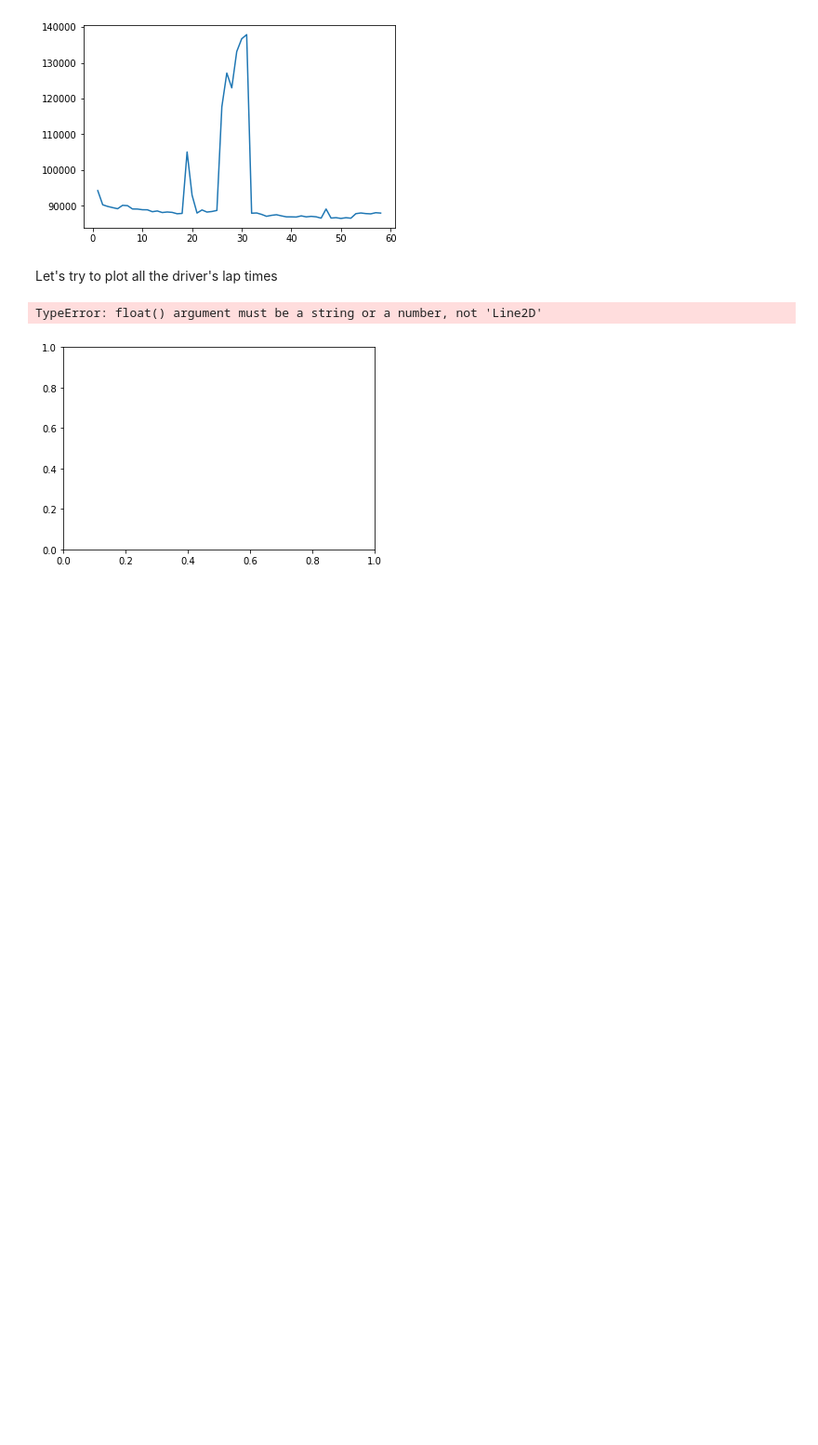
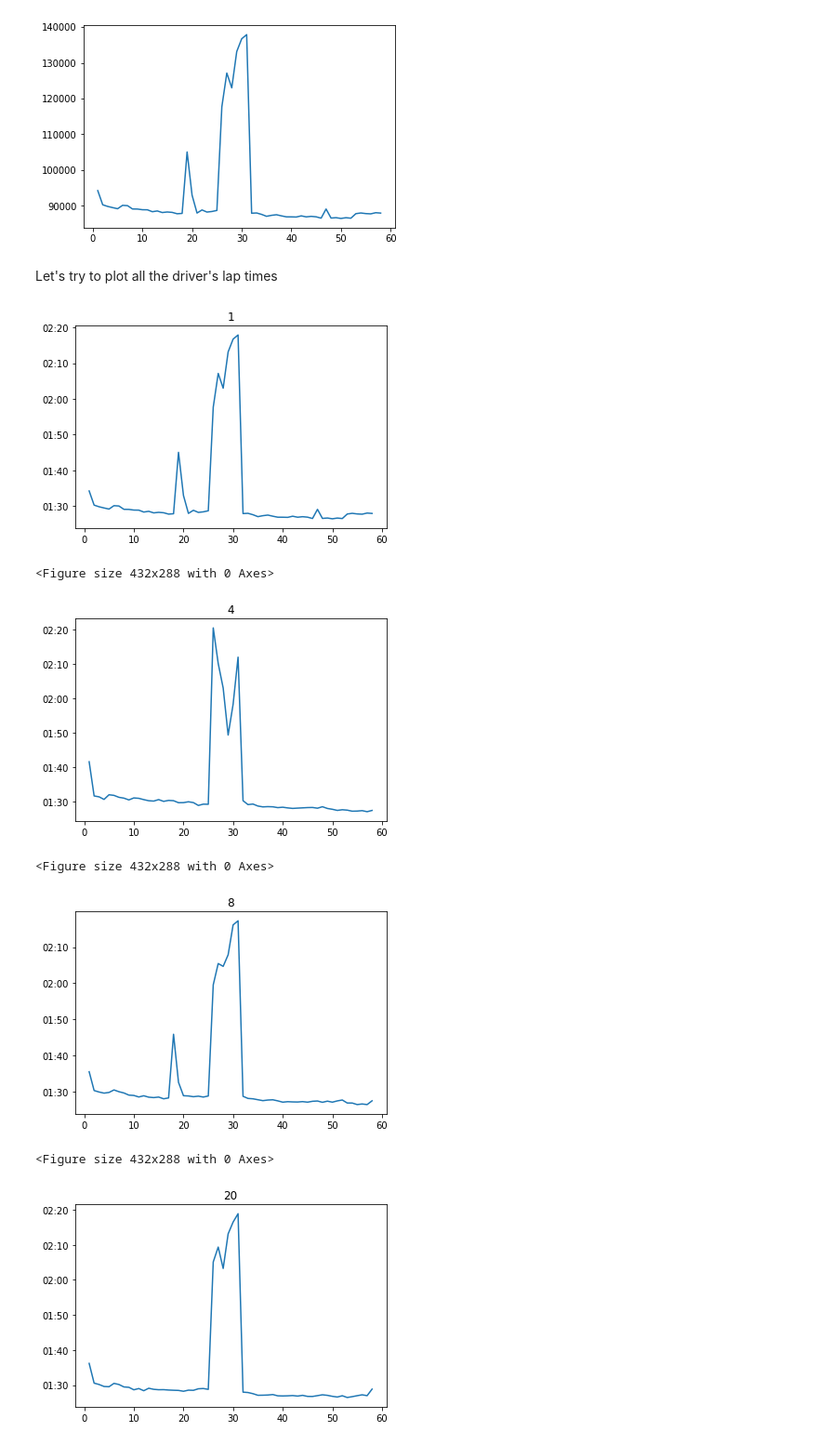
Before and after one commit to mr-gomez/Code19_F1_project, a Jupyter notebook: Exploring the data.ipynb, the cells around one changed output. Shown: that part at 93% size. Saved outputs shown, nothing was run; the diff lists cells and outputs as text; code cells hidden in the pictures; blank space fills up the shorter version.

Commit message:
Fixed the code to plot all drivers' lap times.

```diff
--- a/Exploring the data.ipynb
+++ b/Exploring the data.ipynb
@@ -69,6 +72,25 @@ plt.show()
-# %%
-plt.plot(plots[0])
-plt.show()
-# %% [output]
-TypeError: float() argument must be a string or a number, not 'Line2D'
-[figure, removed]
+# %%
+for driver in drivers:
+    driver_times = (race >>
+                    mask(X.driverId==driver) >>
+                    select(X.lap, X.milliseconds))
+
+    fig, ax = plt.subplots();
+
+    plt.plot(driver_times["lap"], driver_times["milliseconds"]);
+    plt.title(driver);
+
+    formatter = FuncFormatter(lambda ms, x: time.strftime('%M:%S', time.gmtime(ms // 1000)))
+    ax.yaxis.set_major_formatter(formatter)
+
+    plt.show();
+
+    plt.figure();
+# %% [output]
+[figure, added]
+<Figure size 432x288 with 0 Axes>
+[figure, added]
+<Figure size 432x288 with 0 Axes>
+[figure, added]
+<Figure size 432x288 with 0 Axes>
+[figure, added]
```
Also changed, not shown: parts of 3 cells of this notebook.
